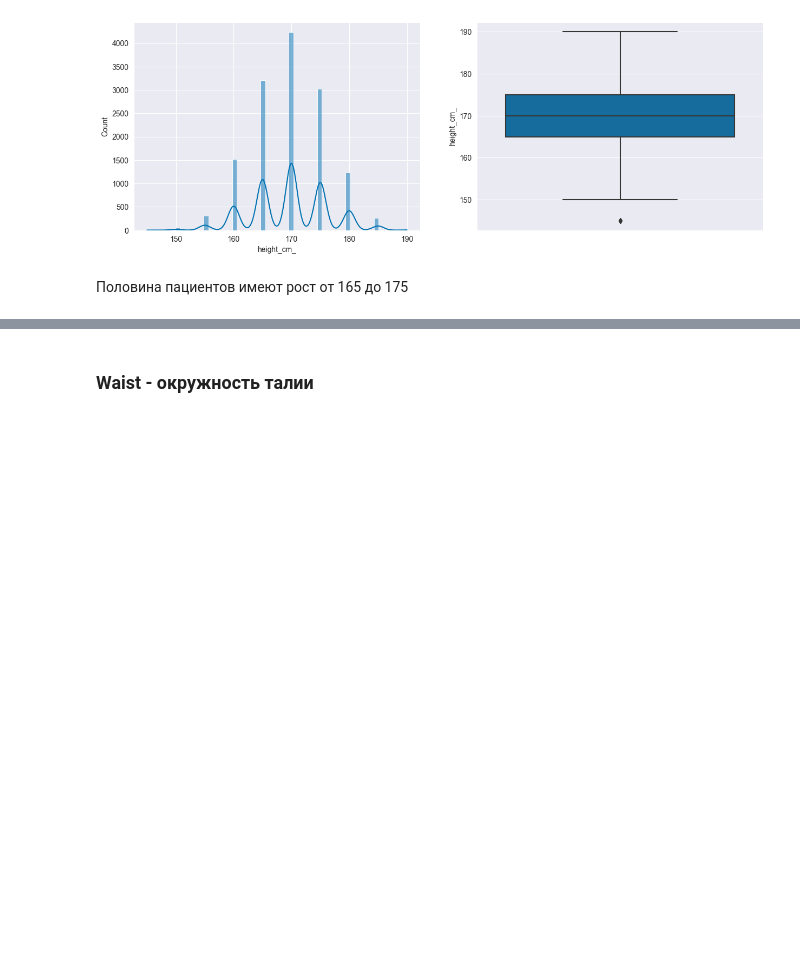
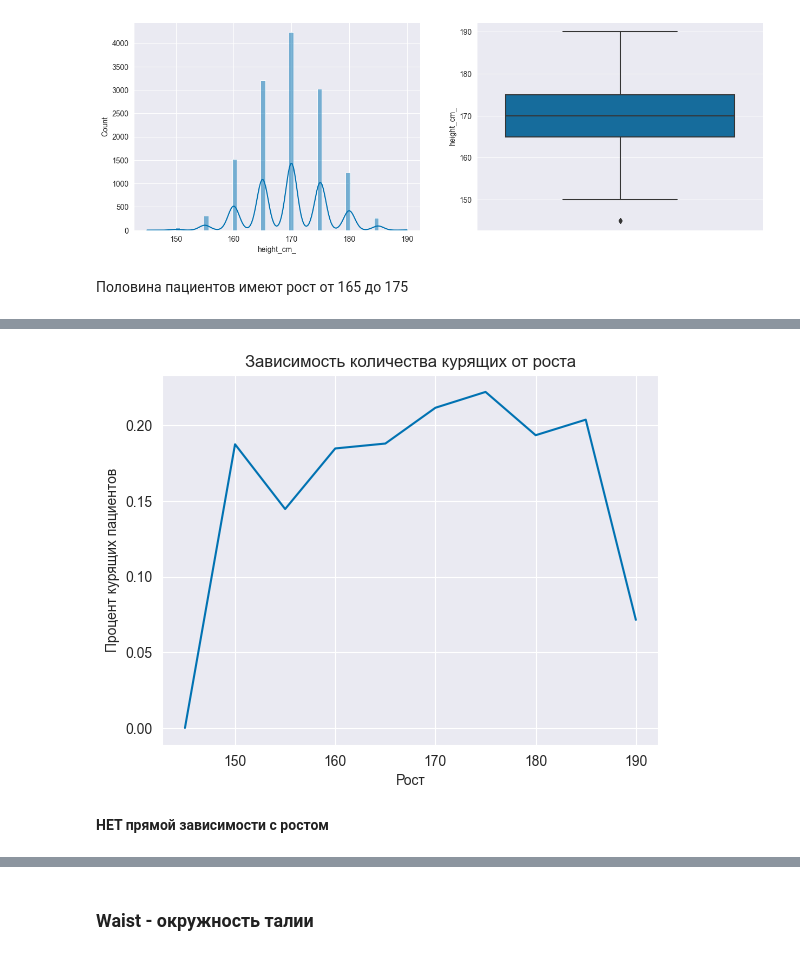
Before and after one commit to Zetis659/Data_Science_GM, a Jupyter notebook: Leopard_challenge_Classification/LcC_Prod.ipynb, the cells around one changed output, grey strips where cells are left out. Saved outputs shown, nothing was run; the diff lists cells and outputs as text; code cells hidden in the pictures; blank space fills up the shorter version.

```diff
--- a/Leopard_challenge_Classification/LcC_Prod.ipynb
+++ b/Leopard_challenge_Classification/LcC_Prod.ipynb
@@ -497,0 +544,9 @@ Name: height_cm_, dtype: float64
+# %%
+df_copy.groupby('height_cm_').smoking.mean().plot()
+plt.title('Зависимость количества курящих от роста')
+plt.ylabel('Процент курящих пациентов')
+plt.xlabel('Рост');
+# %% [output]
+[figure, added]
+# %% [markdown]
+**НЕТ прямой зависимости с ростом**
```
Also changed, not shown: parts of 124 cells of this notebook.
